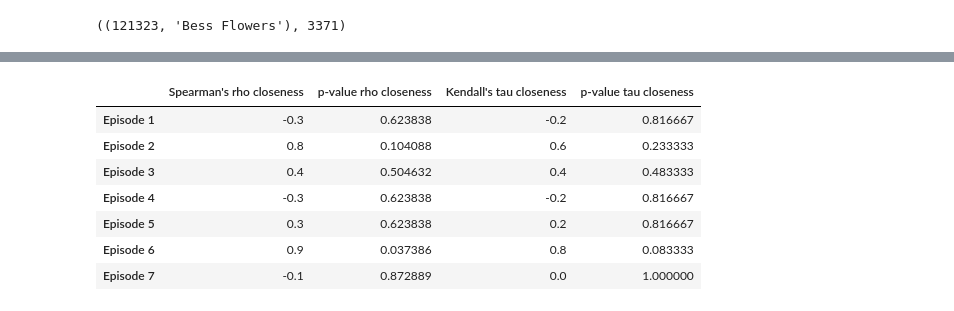
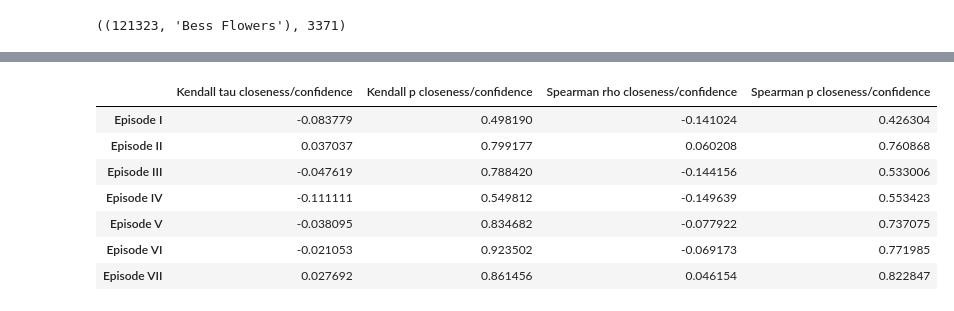
Before and after one commit to Mike-Val/COMP123-CW2, a Jupyter notebook: importance.ipynb, the cells around one changed output, grey strips where cells are left out. Drawn from its saved outputs; the diff is of its cells as text; code cells hidden in the pictures.

```diff
--- a/importance.ipynb
+++ b/importance.ipynb
@@ -402,3 +292,0 @@ pd.concat(correlations, keys=[f'Episode {i+1}' for i in range(len(correlations))
-# %%
-for i, r in enumerate(ranks):
-    print(f'Episode {i+1}', [c[0] for c in r[metric][:5]])
@@ -427,24 +293,34 @@ Episode 7 [('LOR SAN TEKKA', 'Max von Sydow'), ('HAN', 'Harrison Ford'), ('LEIA'
-# %%
-corr = pd.DataFrame()
-
-for i, r in enumerate(movie_ranks):
-    top_n = 5
-    base_rank = r['base'][:top_n]
-    movie_rank = r[metric][:top_n]
-    rho_c, p_rho_c = spearmanr([r[0] for r in movie_rank], [r[0] for r in base_rank])
-    tau_c, p_tau_c = kendalltau([r[0] for r in movie_rank], [r[0] for r in base_rank], method='exact')
-    corr.loc[f'Episode {i+1}', f'Spearman\'s rho {metric}'] = rho_c
-    corr.loc[f'Episode {i+1}', f'p-value rho {metric}'] = p_rho_c
-    corr.loc[f'Episode {i+1}', f'Kendall\'s tau {metric}'] = tau_c
-    corr.loc[f'Episode {i+1}', f'p-value tau {metric}'] = p_tau_c
-
-corr
-# %% [output]
-|  | Spearman's rho closeness | p-value rho closeness | Kendall's tau closeness | p-value tau closeness |
-| Episode 1 | -0.3 | 0.623838 | -0.2 | 0.816667 |
-| Episode 2 | 0.8 | 0.104088 | 0.6 | 0.233333 |
-| Episode 3 | 0.4 | 0.504632 | 0.4 | 0.483333 |
-| Episode 4 | -0.3 | 0.623838 | -0.2 | 0.816667 |
-| Episode 5 | 0.3 | 0.623838 | 0.2 | 0.816667 |
-| Episode 6 | 0.9 | 0.037386 | 0.8 | 0.083333 |
-| Episode 7 | -0.1 | 0.872889 | 0.0 | 1.000000 |
+# %%
+base_episode_metric = 'confidence'
+# %%
+from scipy.stats import kendalltau, spearmanr
+
+def get_correlation(rank, base):
+    tau, p_tau = kendalltau([r[0] for r in rank], [r[0] for r in base], method='exact')
+    rho, p_rho = spearmanr([r[0] for r in rank], [r[0] for r in base])
+
+    return tau, p_tau, rho, p_rho
+
+correlations = pd.DataFrame()
+for episode, rank in enumerate(movie_ranks):
+    movie_ep = movies[movies.imdb_id == episode_to_titleId[episode]]
+    characters = {c['character']: (c['id'], c['name']) for c in movie_ep.cast.values[0]}
+    episode_characters = {k:characters[v] for k,v in name_mappings[episode].items() if v in characters}
+    base = [c for c in episode_ranks[episode][base_episode_metric] if c[0] in episode_characters]
+    for metric in movie_ranks[0].keys():
+        tau, p_tau, rho, p_rho = get_correlation(rank[metric], base)
+        correlations.loc[f'Episode {roman[episode+1]}', f'Kendall tau {metric}/{base_episode_metric}'] = tau
+        correlations.loc[f'Episode {roman[episode+1]}', f'Kendall p {metric}/{base_episode_metric}'] = p_tau
+        correlations.loc[f'Episode {roman[episode+1]}', f'Spearman rho {metric}/{base_episode_metric}'] = rho
+        correlations.loc[f'Episode {roman[episode+1]}', f'Spearman p {metric}/{base_episode_metric}'] = p_rho
+
+correlations
+# %% [output]
+|  | Kendall tau closeness/confidence | Kendall p closeness/confidence | Spearman rho closeness/confidence | Spearman p closeness/confidence |
+| Episode I | -0.083779 | 0.498190 | -0.141024 | 0.426304 |
+| Episode II | 0.037037 | 0.799177 | 0.060208 | 0.760868 |
+| Episode III | -0.047619 | 0.788420 | -0.144156 | 0.533006 |
+| Episode IV | -0.111111 | 0.549812 | -0.149639 | 0.553423 |
+| Episode V | -0.038095 | 0.834682 | -0.077922 | 0.737075 |
+| Episode VI | -0.021053 | 0.923502 | -0.069173 | 0.771985 |
+| Episode VII | 0.027692 | 0.861456 | 0.046154 | 0.822847 |
```
Also changed, not shown: parts of 13 cells of this notebook, 1 other file.
